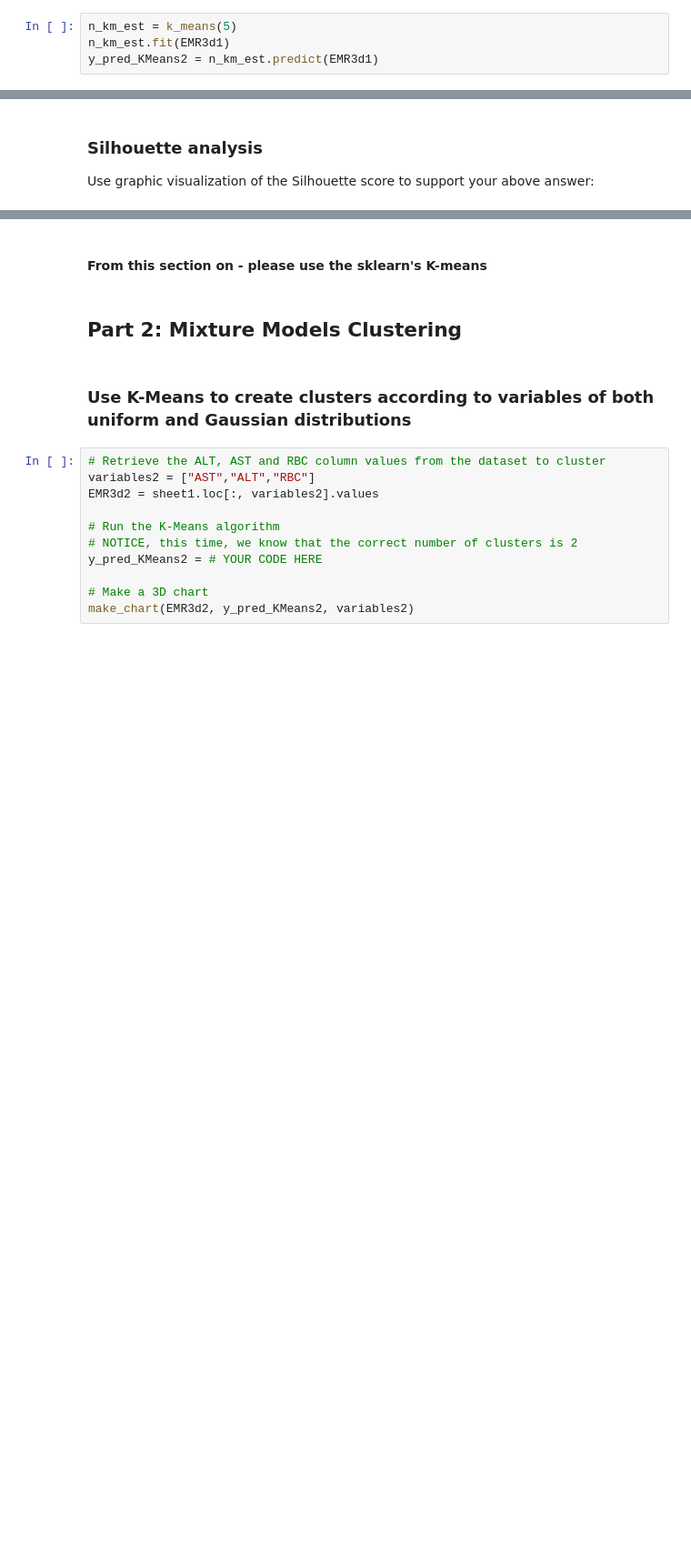
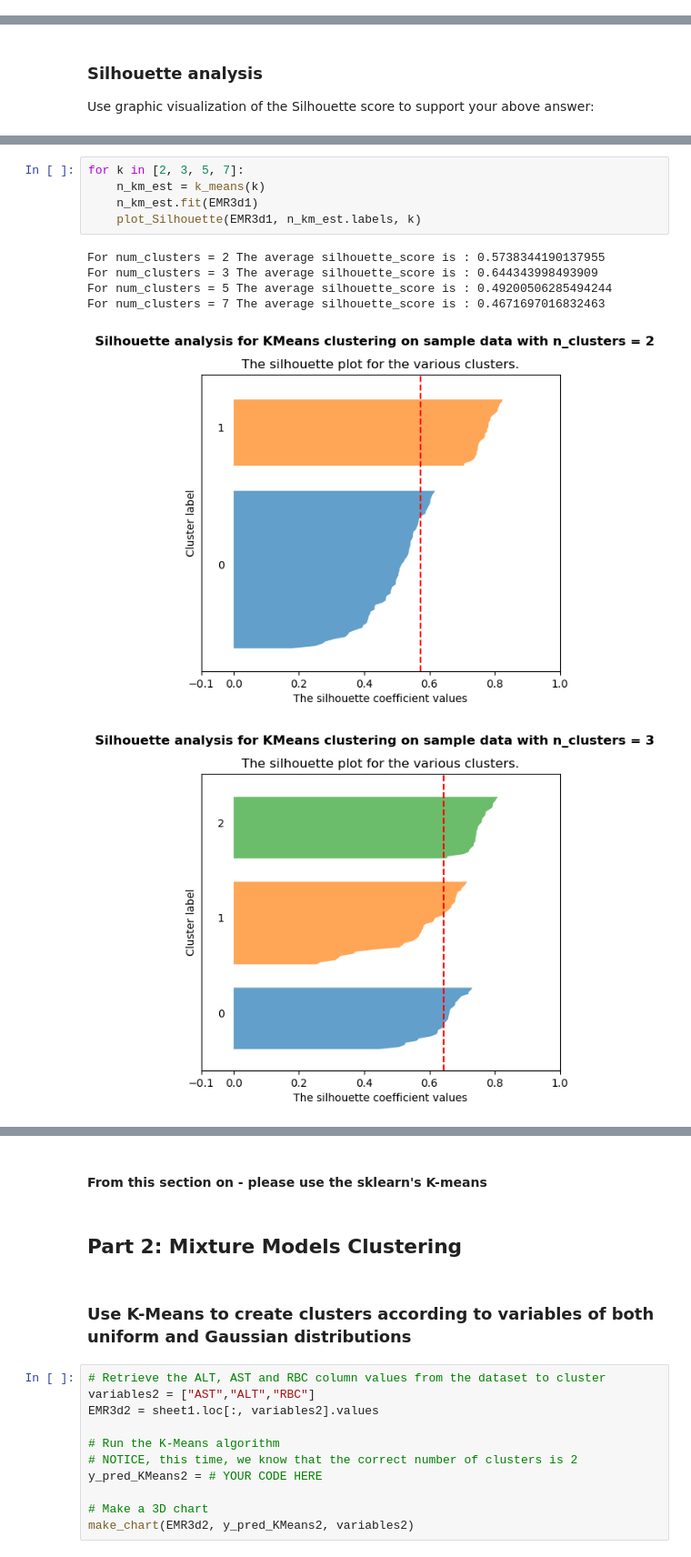
Before and after one commit to JaneAmi/YData_UL, a Jupyter notebook: HW1_clustering/UL_HW1_Clustering.ipynb, the cells around one changed output, grey strips where cells are left out. Shown at 91% size. Saved outputs shown, nothing was run; the diff lists cells and outputs as text; blank space fills up the shorter version.

Commit message:
silhouette

```diff
--- a/HW1_clustering/UL_HW1_Clustering.ipynb
+++ b/HW1_clustering/UL_HW1_Clustering.ipynb
@@ -136,4 +146,0 @@ class k_means:
-# %%
-n_km_est = k_means(5)
-n_km_est.fit(EMR3d1)
-y_pred_KMeans2 = n_km_est.predict(EMR3d1)
@@ -166,0 +261,12 @@ def plot_Silhouette(X, y, num_clusters):
+# %%
+for k in [2, 3, 5, 7]:
+    n_km_est = k_means(k)
+    n_km_est.fit(EMR3d1)
+    plot_Silhouette(EMR3d1, n_km_est.labels, k)
+# %% [output]
+For num_clusters = 2 The average silhouette_score is : 0.5738344190137955
+For num_clusters = 3 The average silhouette_score is : 0.644343998493909
+For num_clusters = 5 The average silhouette_score is : 0.49200506285494244
+For num_clusters = 7 The average silhouette_score is : 0.4671697016832463
+[figure, added]
+[figure, added]
```
Also changed, not shown: parts of 9 cells of this notebook.
